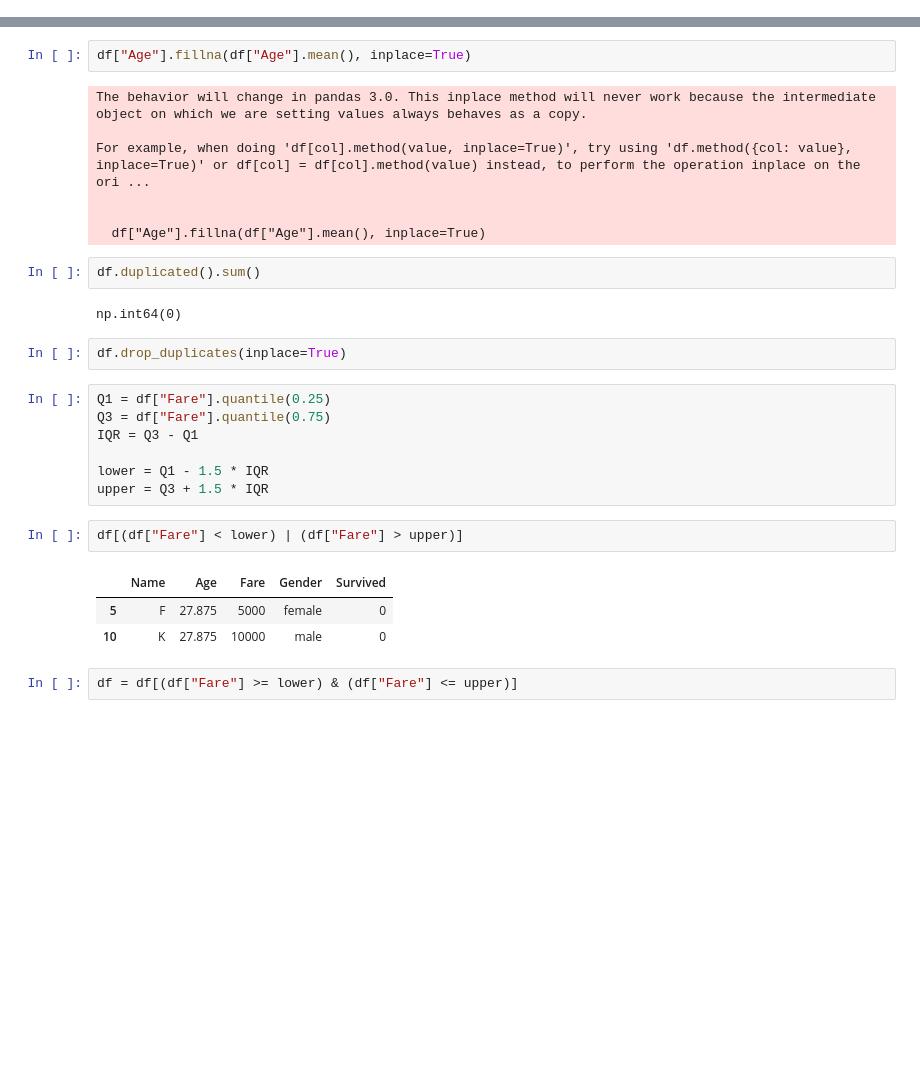
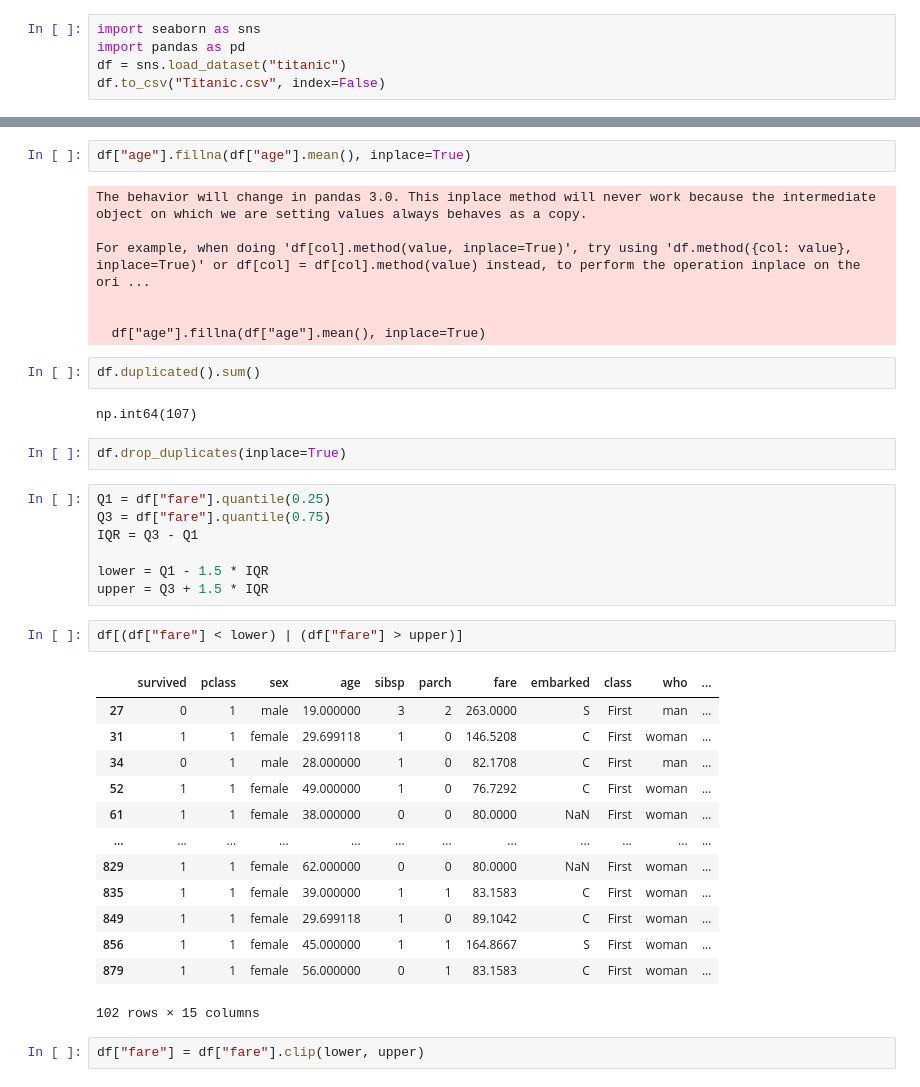
Before and after one commit to Tanupanchal26/VLAUE_ADDED-COURSE, a Jupyter notebook: TASK_7.ipynb, the cells around one changed output, grey strips where cells are left out. Saved outputs shown, nothing was run; the diff lists cells and outputs as text; blank space fills up the shorter version.

```diff
--- a/TASK_7.ipynb
+++ b/TASK_7.ipynb
@@ -30,3 +3,8 @@ print(df)
+# %%
+import seaborn as sns
+import pandas as pd
+df = sns.load_dataset("titanic")
+df.to_csv("Titanic.csv", index=False)
 # %%
 df.head()
 # %% [output]
@@ -82,34 +75,44 @@ df.isnull().sum()
 dtype: int64
 # %%
-df["Age"].fillna(df["Age"].mean(), inplace=True)
+df["age"].fillna(df["age"].mean(), inplace=True)
 # %% [output]
 The behavior will change in pandas 3.0. This inplace method will never work because the intermediate object on which we are setting values always behaves as a copy.
 
 For example, when doing 'df[col].method(value, inplace=True)', try using 'df.method({col: value}, inplace=True)' or df[col] = df[col].method(value) instead, to perform the operation inplace on the ori ...
 
 
-  df["Age"].fillna(df["Age"].mean(), inplace=True)
+  df["age"].fillna(df["age"].mean(), inplace=True)
 # %%
 df.duplicated().sum()
 # %% [output]
-np.int64(0)
+np.int64(107)
 # %%
 df.drop_duplicates(inplace=True)
 # %%
-Q1 = df["Fare"].quantile(0.25)
-Q3 = df["Fare"].quantile(0.75)
+Q1 = df["fare"].quantile(0.25)
+Q3 = df["fare"].quantile(0.75)
 IQR = Q3 - Q1
 
 lower = Q1 - 1.5 * IQR
 upper = Q3 + 1.5 * IQR
 # %%
-df[(df["Fare"] < lower) | (df["Fare"] > upper)]
+df[(df["fare"] < lower) | (df["fare"] > upper)]
 # %% [output]
-|  | Name | Age | Fare | Gender | Survived |
-| 5 | F | 27.875 | 5000 | female | 0 |
-| 10 | K | 27.875 | 10000 | male | 0 |
+|  | survived | pclass | sex | age | sibsp | parch | fare | embarked | class | who | ... |
+| 27 | 0 | 1 | male | 19.000000 | 3 | 2 | 263.0000 | S | First | man | ... |
+| 31 | 1 | 1 | female | 29.699118 | 1 | 0 | 146.5208 | C | First | woman | ... |
+| 34 | 0 | 1 | male | 28.000000 | 1 | 0 | 82.1708 | C | First | man | ... |
+| 52 | 1 | 1 | female | 49.000000 | 1 | 0 | 76.7292 | C | First | woman | ... |
+| 61 | 1 | 1 | female | 38.000000 | 0 | 0 | 80.0000 | NaN | First | woman | ... |
+| ... | ... | ... | ... | ... | ... | ... | ... | ... | ... | ... | ... |
+| 829 | 1 | 1 | female | 62.000000 | 0 | 0 | 80.0000 | NaN | First | woman | ... |
+| 835 | 1 | 1 | female | 39.000000 | 1 | 1 | 83.1583 | C | First | woman | ... |
+| 849 | 1 | 1 | female | 29.699118 | 1 | 0 | 89.1042 | C | First | woman | ... |
+| 856 | 1 | 1 | female | 45.000000 | 1 | 1 | 164.8667 | S | First | woman | ... |
+| 879 | 1 | 1 | female | 56.000000 | 0 | 1 | 83.1583 | C | First | woman | ... |
+102 rows × 15 columns
 # %%
-df = df[(df["Fare"] >= lower) & (df["Fare"] <= upper)]
+df["fare"] = df["fare"].clip(lower, upper)
 # %%
 df.columns
 # %% [output]
```
Also changed, not shown: parts of 12 cells of this notebook.
